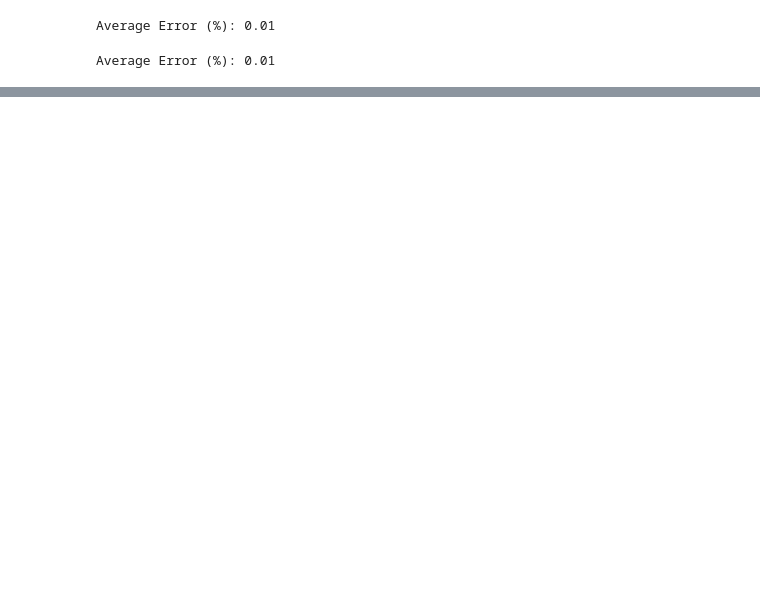
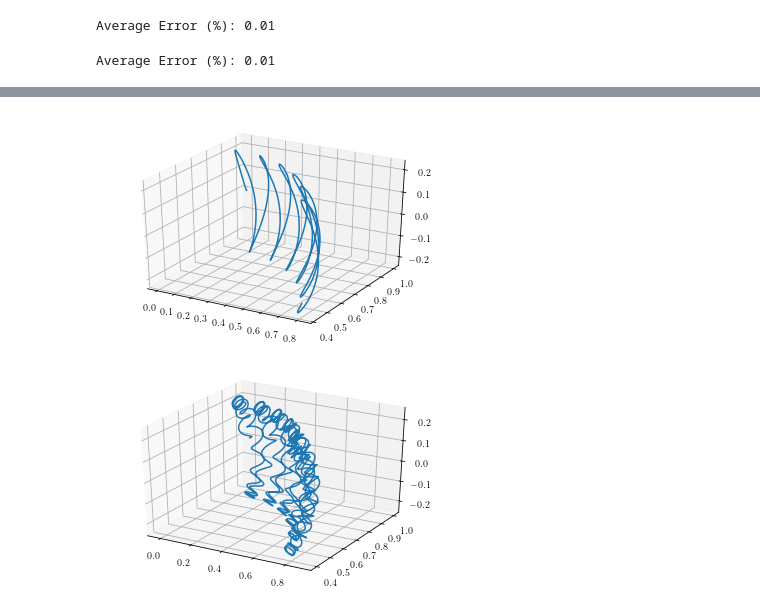
Before and after one commit to zbeever/cpt-solver, a Jupyter notebook: validation.ipynb, the cells around one changed output, grey strips where cells are left out. Cells and saved outputs as stored; diff of their text form; code cells hidden in the pictures; blank space fills up the shorter version.

```diff
--- a/validation.ipynb
+++ b/validation.ipynb
@@ -268,0 +327,15 @@ Average Error (%): 0.01
+# %%
+fig = plt.figure()
+ax = fig.add_subplot(111, projection='3d')
+particle = system.particles[0]
+ax.plot(particle.history['gca'][:, 0], particle.history['gca'][:, 1], particle.history['gca'][:, 2])
+plt.show()
+
+fig = plt.figure()
+ax = fig.add_subplot(111, projection='3d')
+particle = system.particles[0]
+ax.plot(particle.history['position'][:, 0], particle.history['position'][:, 1], particle.history['position'][:, 2])
+plt.show()
+# %% [output]
+[figure, added]
+[figure, added]
```
Also changed, not shown: parts of 15 cells of this notebook.
